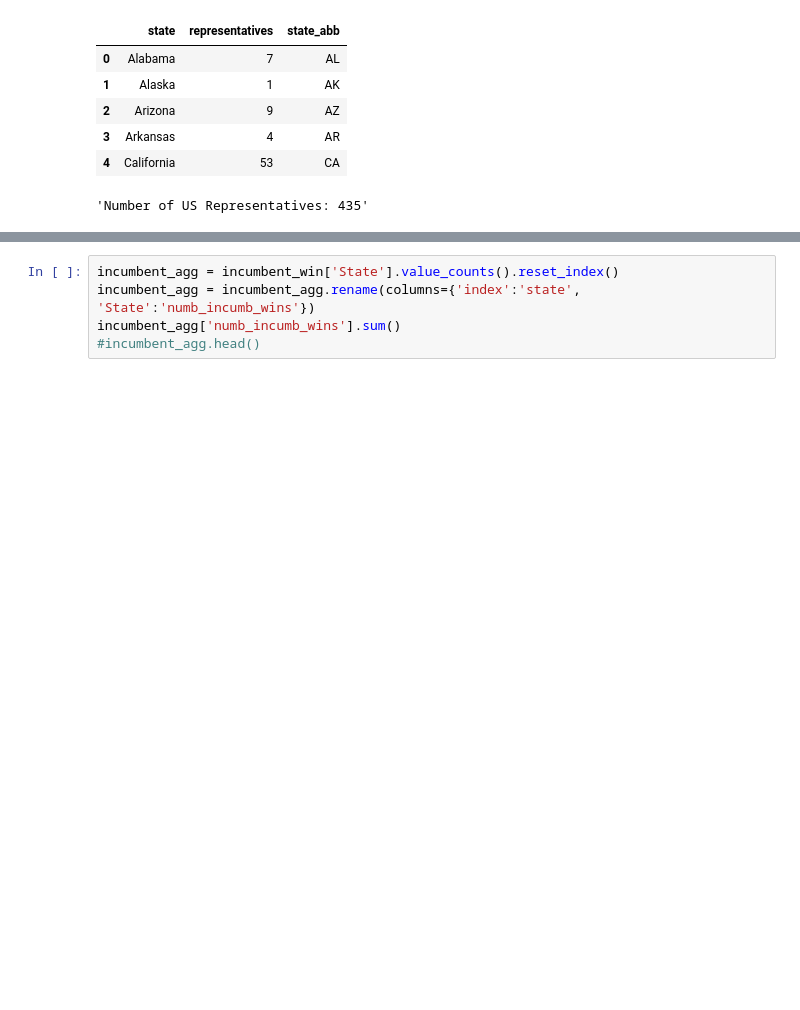
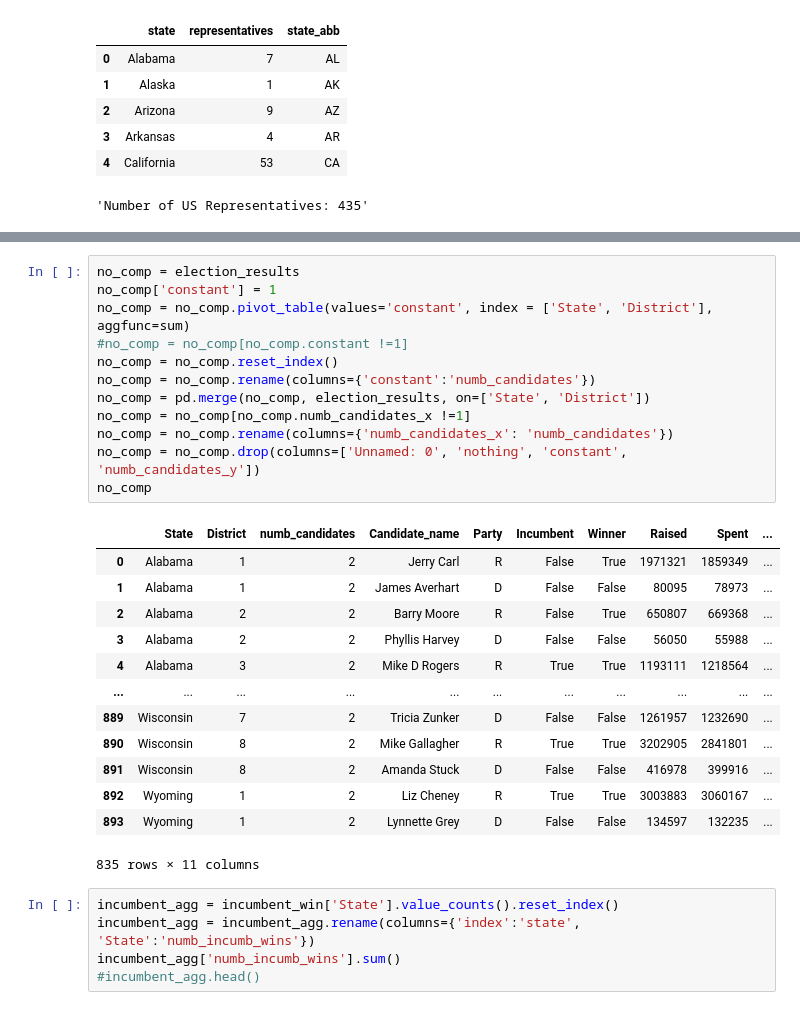
Before and after one commit to nss-data-science-cohort-5/webscraping_open_secrets-silver-ish-sharks, a Jupyter notebook: notebooks/Analyses_Conrad.ipynb, the cells around one changed output, grey strips where cells are left out. Cells and saved outputs as stored; diff of their text form; blank space fills up the shorter version.

```diff
--- a/notebooks/Analyses_Conrad.ipynb
+++ b/notebooks/Analyses_Conrad.ipynb
@@ -86,3 +86,29 @@ incumbent_win
+# %%
+no_comp = election_results
+no_comp['constant'] = 1
+no_comp = no_comp.pivot_table(values='constant', index = ['State', 'District'], aggfunc=sum)
+#no_comp = no_comp[no_comp.constant !=1]
+no_comp = no_comp.reset_index()
+no_comp = no_comp.rename(columns={'constant':'numb_candidates'})
+no_comp = pd.merge(no_comp, election_results, on=['State', 'District'])
+no_comp = no_comp[no_comp.numb_candidates_x !=1]
+no_comp = no_comp.rename(columns={'numb_candidates_x': 'numb_candidates'})
+no_comp = no_comp.drop(columns=['Unnamed: 0', 'nothing', 'constant', 'numb_candidates_y'])
+no_comp
+# %% [output]
+|  | State | District | numb_candidates | Candidate_name | Party | Incumbent | Winner | Raised | Spent | ... |
+| 0 | Alabama | 1 | 2 | Jerry Carl | R | False | True | 1971321 | 1859349 | ... |
+| 1 | Alabama | 1 | 2 | James Averhart | D | False | False | 80095 | 78973 | ... |
+| 2 | Alabama | 2 | 2 | Barry Moore | R | False | True | 650807 | 669368 | ... |
+| 3 | Alabama | 2 | 2 | Phyllis Harvey | D | False | False | 56050 | 55988 | ... |
+| 4 | Alabama | 3 | 2 | Mike D Rogers | R | True | True | 1193111 | 1218564 | ... |
+| ... | ... | ... | ... | ... | ... | ... | ... | ... | ... | ... |
+| 889 | Wisconsin | 7 | 2 | Tricia Zunker | D | False | False | 1261957 | 1232690 | ... |
+| 890 | Wisconsin | 8 | 2 | Mike Gallagher | R | True | True | 3202905 | 2841801 | ... |
+| 891 | Wisconsin | 8 | 2 | Amanda Stuck | D | False | False | 416978 | 399916 | ... |
+| 892 | Wyoming | 1 | 2 | Liz Cheney | R | True | True | 3003883 | 3060167 | ... |
+| 893 | Wyoming | 1 | 2 | Lynnette Grey | D | False | False | 134597 | 132235 | ... |
+835 rows × 11 columns
 # %%
 incumbent_agg = incumbent_win['State'].value_counts().reset_index()
 incumbent_agg = incumbent_agg.rename(columns={'index':'state', 'State':'numb_incumb_wins'})
```
Also changed, not shown: parts of 6 cells of this notebook.
